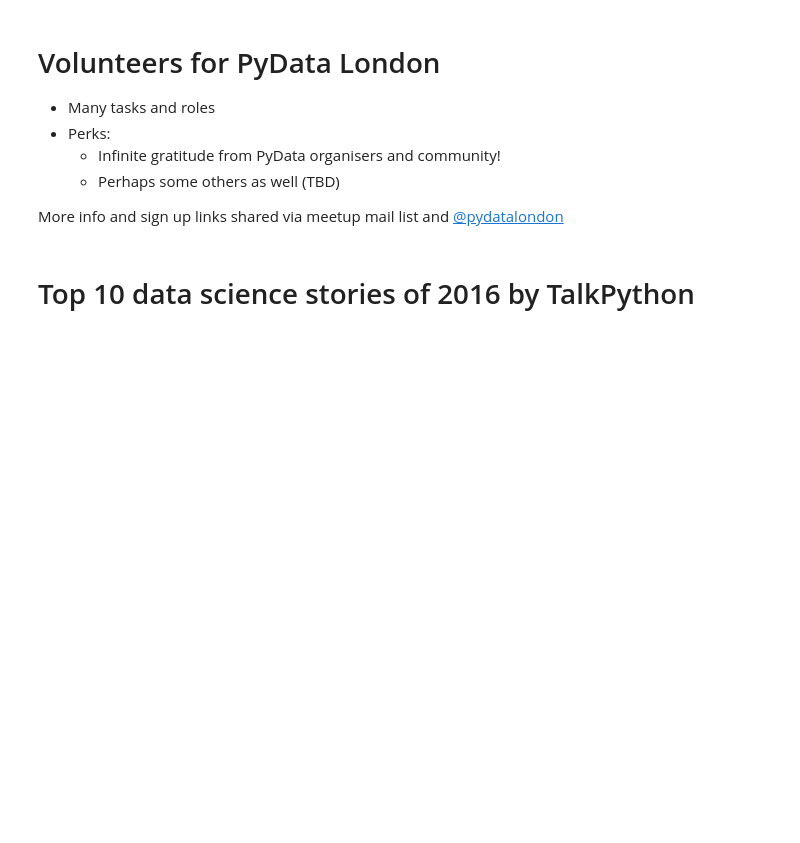
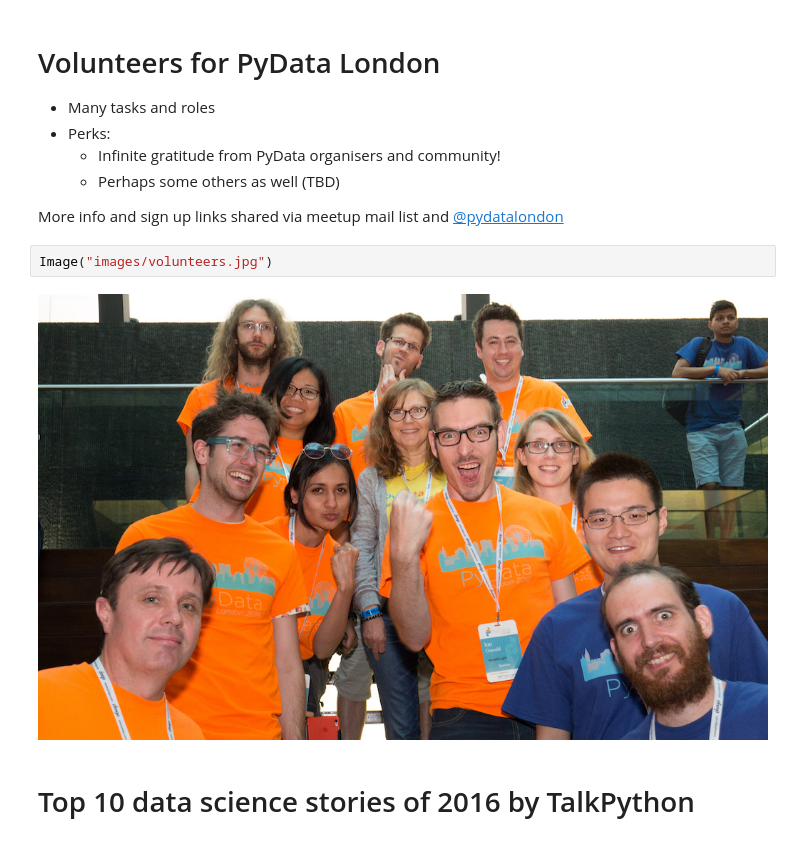
Before and after one commit to PyDataLondon/News, a Jupyter notebook: 2017-01-10_PyData-News_January-2017/PyData London News - January 2017.ipynb, the cells around one changed output. Saved outputs shown, nothing was run; the diff lists cells and outputs as text; blank space fills up the shorter version.

```diff
--- a/2017-01-10_PyData-News_January-2017/PyData London News - January 2017.ipynb
+++ b/2017-01-10_PyData-News_January-2017/PyData London News - January 2017.ipynb
@@ -23,6 +27,10 @@ Image(filename="images/pydata_logo.png", width=600)
     - Perhaps some others as well (TBD)
 
 More info and sign up links shared via meetup mail list and [@pydatalondon](@pydatalondon)
+# %%
+Image("images/volunteers.jpg")
+# %% [output]
+[figure, added]
 # %% [markdown]
 # Top 10 data science stories of 2016 by TalkPython
 # %%
```
Also changed, not shown: parts of 1 cell of this notebook, 1 other file.
